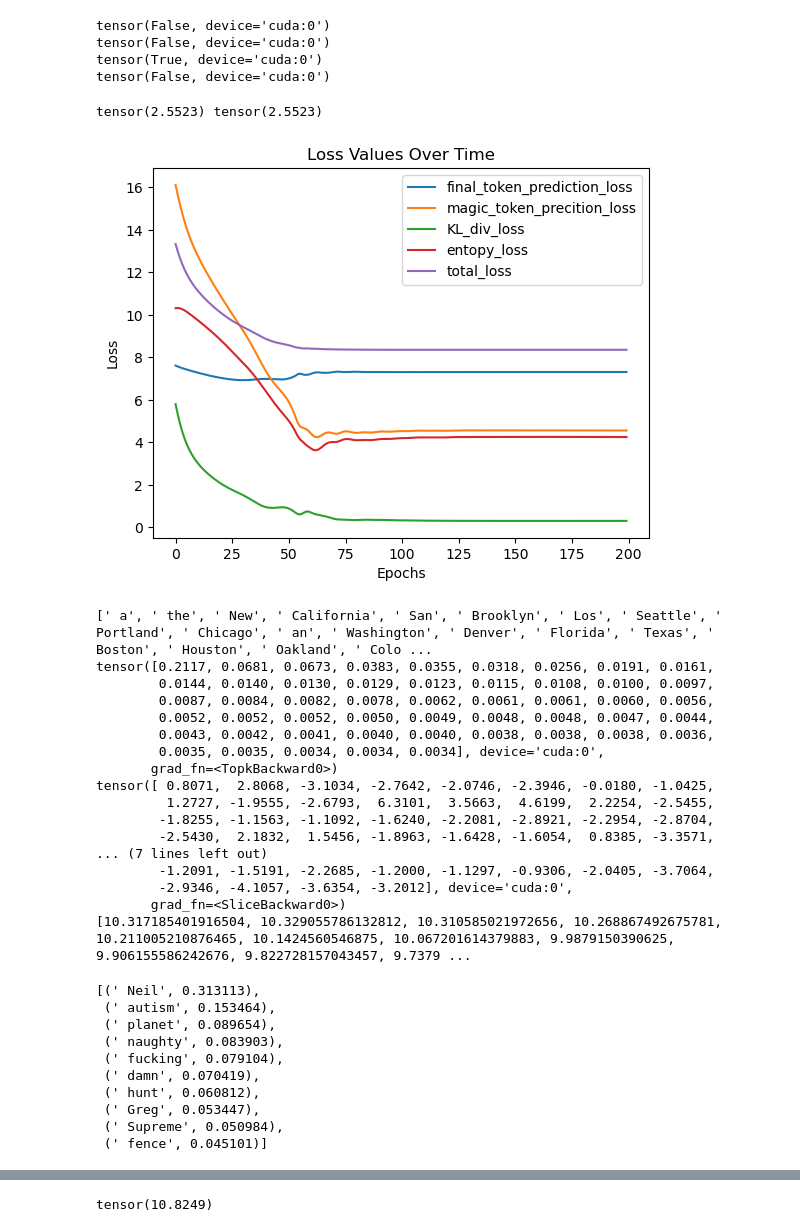
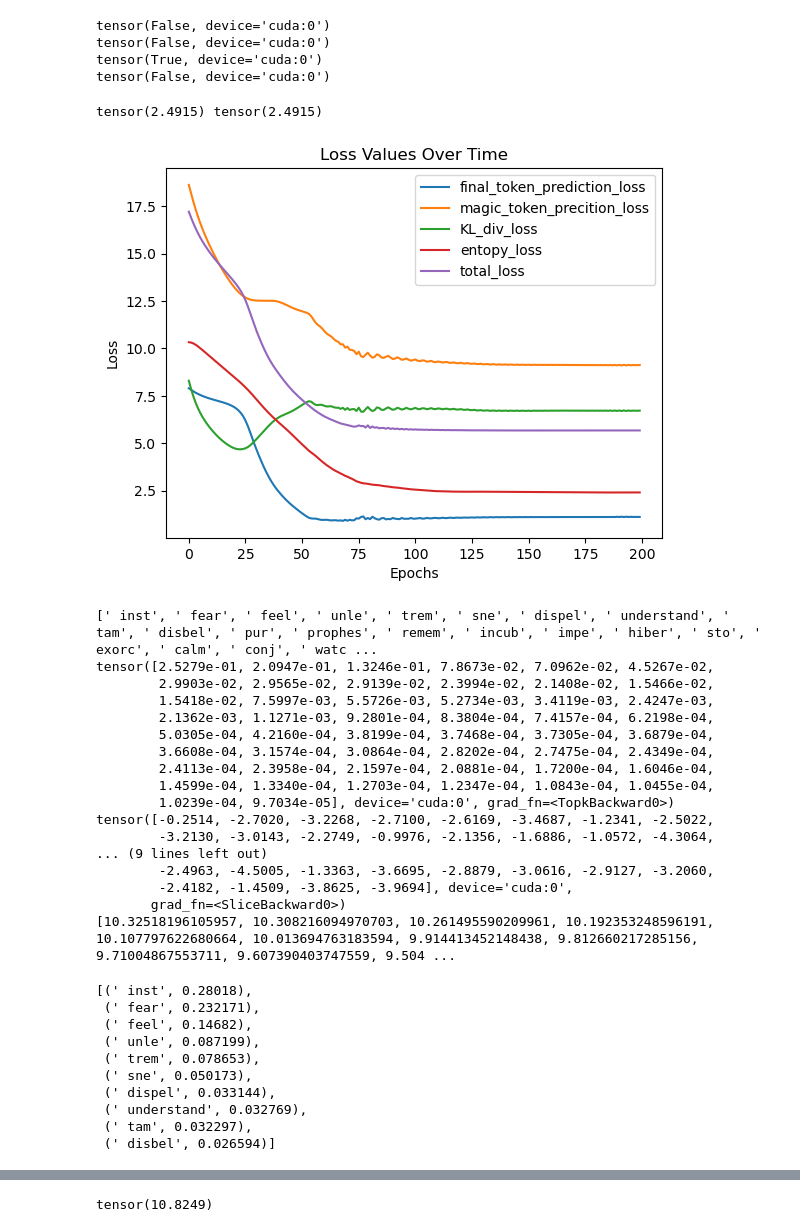
Before and after one commit to seamus-fallows/ARENA-Hackathon, a Jupyter notebook: experiments/simple_case_SF.ipynb, the cells around one changed output, grey strips where cells are left out. Drawn from its saved outputs; the diff is of its cells as text; code cells hidden in the pictures.

```diff
--- a/experiments/simple_case_SF.ipynb
+++ b/experiments/simple_case_SF.ipynb
@@ -6,10 +6,10 @@ import matplotlib.pyplot as plt
 import einops
 import matplotlib.pyplot as plt
 import numpy as np
-t.manual_seed(0)
-np.random.seed(0)
-t.backends.cudnn.deterministic = True
-t.backends.cudnn.benchmark = False
+# t.manual_seed(0)
+# np.random.seed(0)
+# t.backends.cudnn.deterministic = True
+# t.backends.cudnn.benchmark = False
 # Check for GPU availability
 device = t.device("cuda" if t.cuda.is_available() else "cpu")
 # %%
@@ -103,7 +103,7 @@ cross = cross_ent_from_logits(logits_1, logits_2)
 
 print(kl_plus_ent, cross)
 # %% [output]
-tensor(2.5523) tensor(2.5523)
+tensor(2.4915) tensor(2.4915)
 # %%
 
 def calculate_losses(output_logits, magic_token_vector, magic_word_pos, target_vector, lambda_1 = 1, lambda_2 = 1, lambda_3 = 1):
@@ -154,38 +154,38 @@ def train_token_vector(model, tokens, magic_word_pos, target_token_id, magic_tok
 
     return loss_values_dict
 # %%
-t.manual_seed(0)
+
 tokenizer = GPT2Tokenizer.from_pretrained('gpt2')
 model = GPT2LMHeadModel.from_pretrained('gpt2').to(device)
 magic_token_vector = intialise_random_token_vector(model, 1)
-input_text = "I live in magic which is a European country famous for"
+input_text = "The only thing to magic is"
 magic_word = " magic"
 tokens, magic_word_pos = tokenize_input(tokenizer, input_text, magic_word)
-target_token_id = tokenizer.encode(" wine")[0]
+target_token_id = tokenizer.encode(" fear")[0]
 
-loss_values_dict = train_token_vector(model, tokens, magic_word_pos, target_token_id, magic_token_vector, lr = 0.2, epochs = 200, lambda_1 = 0, lambda_2 = 0.63, lambda_3 = 0.2)
+loss_values_dict = train_token_vector(model, tokens, magic_word_pos, target_token_id, magic_token_vector, lr = 0.2, epochs = 200, lambda_1 = 0.0, lambda_2 = 0.5, lambda_3 = 0.5)
 
 final_token_prediction_loss_values, magic_token_precition_loss_values, KL_div_loss_values, entopy_loss_values, total_loss_values = list(loss_values_dict.values())
 
 # Create a line plot
 plt.plot(final_token_prediction_loss_values, label='final_token_prediction_loss')
 plt.plot(magic_token_precition_loss_values, label='magic_token_precition_loss')
 plt.plot(KL_div_loss_values, label='KL_div_loss')
 plt.plot(entopy_loss_values, label='entopy_loss')
 plt.plot(total_loss_values, label='total_loss')
 
 # Add titles and labels
 plt.title('Loss Values Over Time')
 plt.xlabel('Epochs')
 plt.ylabel('Loss')
 
 # Show legend
 plt.legend()
 
 # Display the plot
 plt.show()
 # %% [output]
-[figure, old version]
+[figure, new version]
 # %%
 top_words = t.topk(F.softmax(magic_token_vector),50)
 top_k_represented_tokens = [tokenizer.decode([idx]) for idx in top_words.indices]
@@ -195,23 +195,23 @@ print(magic_token_vector[:100])
 
 print(entopy_loss_values)
 # %% [output]
-[' a', ' the', ' New', ' California', ' San', ' Brooklyn', ' Los', ' Seattle', ' Portland', ' Chicago', ' an', ' Washington', ' Denver', ' Florida', ' Texas', ' Boston', ' Houston', ' Oakland', ' Colo ...
-tensor([0.2117, 0.0681, 0.0673, 0.0383, 0.0355, 0.0318, 0.0256, 0.0191, 0.0161,
-        0.0144, 0.0140, 0.0130, 0.0129, 0.0123, 0.0115, 0.0108, 0.0100, 0.0097,
-        0.0087, 0.0084, 0.0082, 0.0078, 0.0062, 0.0061, 0.0061, 0.0060, 0.0056,
-        0.0052, 0.0052, 0.0052, 0.0050, 0.0049, 0.0048, 0.0048, 0.0047, 0.0044,
-        0.0043, 0.0042, 0.0041, 0.0040, 0.0040, 0.0038, 0.0038, 0.0038, 0.0036,
-        0.0035, 0.0035, 0.0034, 0.0034, 0.0034], device='cuda:0',
-       grad_fn=<TopkBackward0>)
-tensor([ 0.8071,  2.8068, -3.1034, -2.7642, -2.0746, -2.3946, -0.0180, -1.0425,
-         1.2727, -1.9555, -2.6793,  6.3101,  3.5663,  4.6199,  2.2254, -2.5455,
-        -1.8255, -1.1563, -1.1092, -1.6240, -2.2081, -2.8921, -2.2954, -2.8704,
-        -2.5430,  2.1832,  1.5456, -1.8963, -1.6428, -1.6054,  0.8385, -3.3571,
-... (7 lines left out)
-        -1.2091, -1.5191, -2.2685, -1.2000, -1.1297, -0.9306, -2.0405, -3.7064,
-        -2.9346, -4.1057, -3.6354, -3.2012], device='cuda:0',
+[' inst', ' fear', ' feel', ' unle', ' trem', ' sne', ' dispel', ' understand', ' tam', ' disbel', ' pur', ' prophes', ' remem', ' incub', ' impe', ' hiber', ' sto', ' exorc', ' calm', ' conj', ' watc ...
+tensor([2.5279e-01, 2.0947e-01, 1.3246e-01, 7.8673e-02, 7.0962e-02, 4.5267e-02,
+        2.9903e-02, 2.9565e-02, 2.9139e-02, 2.3994e-02, 2.1408e-02, 1.5466e-02,
+        1.5418e-02, 7.5997e-03, 5.5726e-03, 5.2734e-03, 3.4119e-03, 2.4247e-03,
+        2.1362e-03, 1.1271e-03, 9.2801e-04, 8.3804e-04, 7.4157e-04, 6.2198e-04,
+        5.0305e-04, 4.2160e-04, 3.8199e-04, 3.7468e-04, 3.7305e-04, 3.6879e-04,
+        3.6608e-04, 3.1574e-04, 3.0864e-04, 2.8202e-04, 2.7475e-04, 2.4349e-04,
+        2.4113e-04, 2.3958e-04, 2.1597e-04, 2.0881e-04, 1.7200e-04, 1.6046e-04,
+        1.4599e-04, 1.3340e-04, 1.2703e-04, 1.2347e-04, 1.0843e-04, 1.0455e-04,
+        1.0239e-04, 9.7034e-05], device='cuda:0', grad_fn=<TopkBackward0>)
+tensor([-0.2514, -2.7020, -3.2268, -2.7100, -2.6169, -3.4687, -1.2341, -2.5022,
+        -3.2130, -3.0143, -2.2749, -0.9976, -2.1356, -1.6886, -1.0572, -4.3064,
+... (9 lines left out)
+        -2.4963, -4.5005, -1.3363, -3.6695, -2.8879, -3.0616, -2.9127, -3.2060,
+        -2.4182, -1.4509, -3.8625, -3.9694], device='cuda:0',
        grad_fn=<SliceBackward0>)
-[10.317185401916504, 10.329055786132812, 10.310585021972656, 10.268867492675781, 10.211005210876465, 10.1424560546875, 10.067201614379883, 9.9879150390625, 9.906155586242676, 9.822728157043457, 9.7379 ...
+[10.32518196105957, 10.308216094970703, 10.261495590209961, 10.192353248596191, 10.107797622680664, 10.013694763183594, 9.914413452148438, 9.812660217285156, 9.71004867553711, 9.607390403747559, 9.504 ...
 # %%
 def analyse_trained_token(magic_token_vector, k=10):
 
@@ -227,16 +227,16 @@ def analyse_trained_token(magic_token_vector, k=10):
 info = analyse_trained_token(magic_token_vector)
 info["top_rep"]
 # %% [output]
-[(' Neil', 0.313113),
- (' autism', 0.153464),
- (' planet', 0.089654),
- (' naughty', 0.083903),
- (' fucking', 0.079104),
- (' damn', 0.070419),
- (' hunt', 0.060812),
- (' Greg', 0.053447),
- (' Supreme', 0.050984),
- (' fence', 0.045101)]
+[(' inst', 0.28018),
+ (' fear', 0.232171),
+ (' feel', 0.14682),
+ (' unle', 0.087199),
+ (' trem', 0.078653),
+ (' sne', 0.050173),
+ (' dispel', 0.033144),
+ (' understand', 0.032769),
+ (' tam', 0.032297),
+ (' disbel', 0.026594)]
 # %%
 new_vector = t.zeros(model.config.vocab_size).to(device)
 new_vector[top_words.indices[5]] = 1
```
Also changed, not shown: parts of 1 cell of this notebook, 2 other files.
